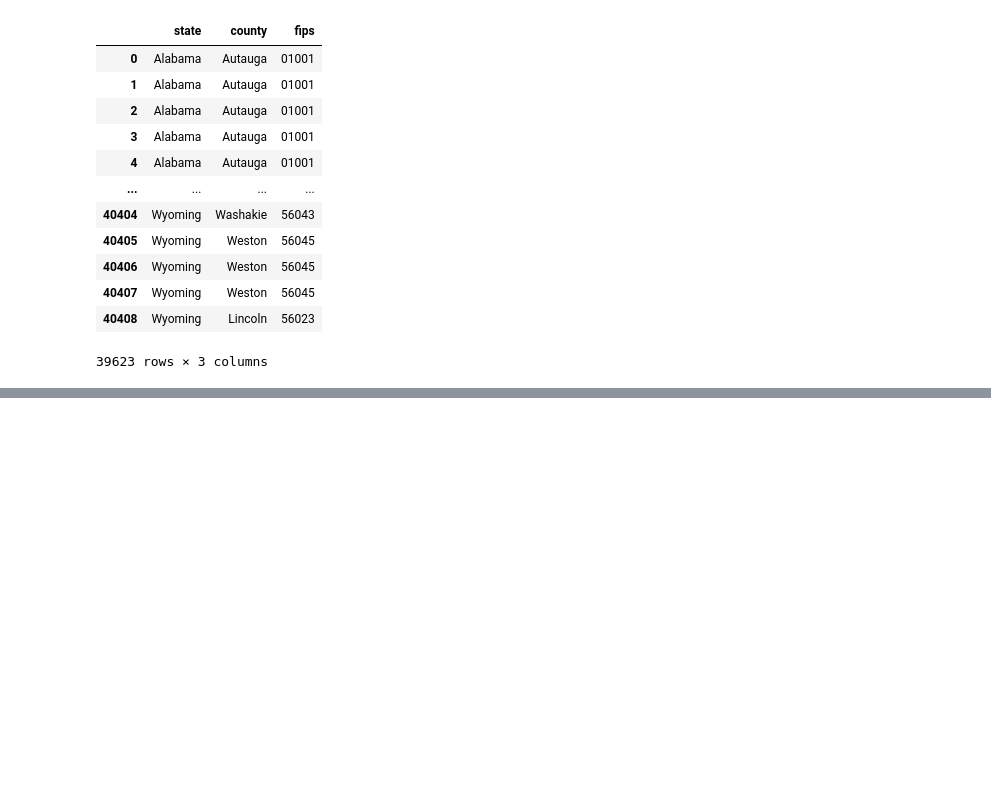
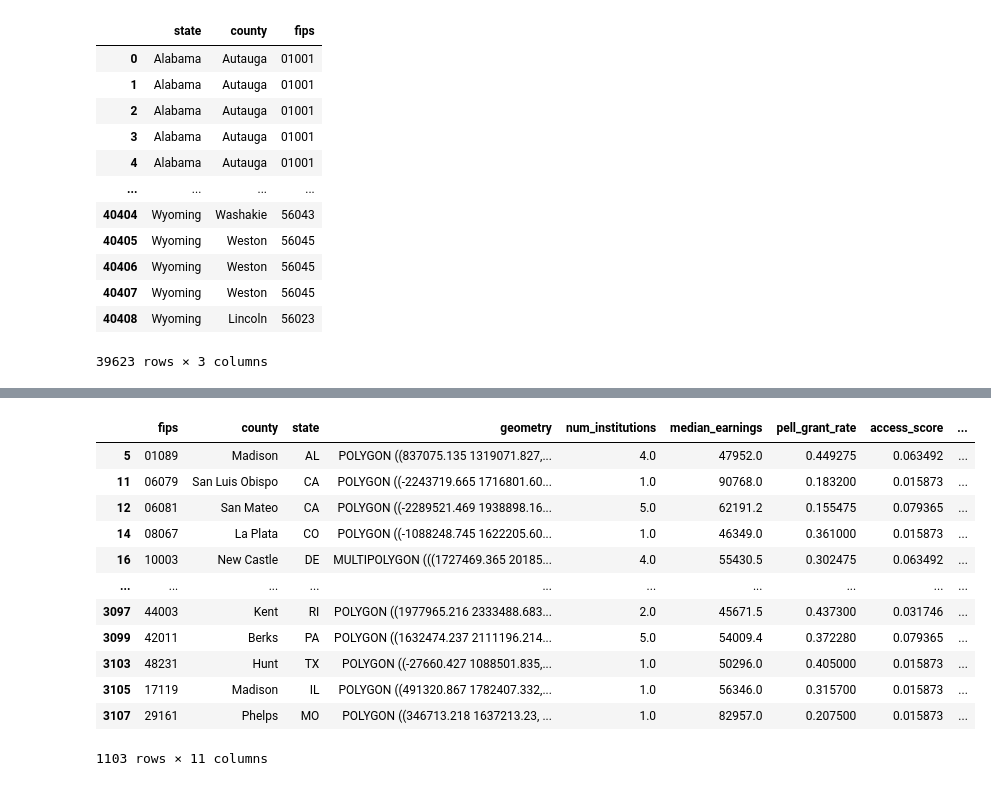
Before and after one commit to camerondiwa/dataviz-final-project-cameron-and-yvaine, a Jupyter notebook: preprocessing.ipynb, the cells around one changed output, grey strips where cells are left out. Cells and saved outputs as stored; diff of their text form; code cells hidden in the pictures; blank space fills up the shorter version.

```diff
--- a/preprocessing.ipynb
+++ b/preprocessing.ipynb
@@ -213,2 +220,20 @@ county_metrics
 # %%
 county_metrics.to_csv("data/derived-data/county_metrics.csv")
+# %%
+county_and_opscore_gdf = county_gdf.merge(county_metrics, on='fips', how='left')
+county_with_opscore_gdf = county_and_opscore_gdf.dropna(subset=['opportunity_score'])
+county_with_opscore_gdf
+# %% [output]
+|  | fips | county | state | geometry | num_institutions | median_earnings | pell_grant_rate | access_score | ... |
+| 5 | 01089 | Madison | AL | POLYGON ((837075.135 1319071.827,... | 4.0 | 47952.0 | 0.449275 | 0.063492 | ... |
+| 11 | 06079 | San Luis Obispo | CA | POLYGON ((-2243719.665 1716801.60... | 1.0 | 90768.0 | 0.183200 | 0.015873 | ... |
+| 12 | 06081 | San Mateo | CA | POLYGON ((-2289521.469 1938898.16... | 5.0 | 62191.2 | 0.155475 | 0.079365 | ... |
+| 14 | 08067 | La Plata | CO | POLYGON ((-1088248.745 1622205.60... | 1.0 | 46349.0 | 0.361000 | 0.015873 | ... |
+| 16 | 10003 | New Castle | DE | MULTIPOLYGON (((1727469.365 20185... | 4.0 | 55430.5 | 0.302475 | 0.063492 | ... |
+| ... | ... | ... | ... | ... | ... | ... | ... | ... | ... |
+| 3097 | 44003 | Kent | RI | POLYGON ((1977965.216 2333488.683... | 2.0 | 45671.5 | 0.437300 | 0.031746 | ... |
+| 3099 | 42011 | Berks | PA | POLYGON ((1632474.237 2111196.214... | 5.0 | 54009.4 | 0.372280 | 0.079365 | ... |
+| 3103 | 48231 | Hunt | TX | POLYGON ((-27660.427 1088501.835,... | 1.0 | 50296.0 | 0.405000 | 0.015873 | ... |
+| 3105 | 17119 | Madison | IL | POLYGON ((491320.867 1782407.332,... | 1.0 | 56346.0 | 0.315700 | 0.015873 | ... |
+| 3107 | 29161 | Phelps | MO | POLYGON ((346713.218 1637213.23, ... | 1.0 | 82957.0 | 0.207500 | 0.015873 | ... |
+1103 rows × 11 columns
```
Also changed, not shown: parts of 9 cells of this notebook.
